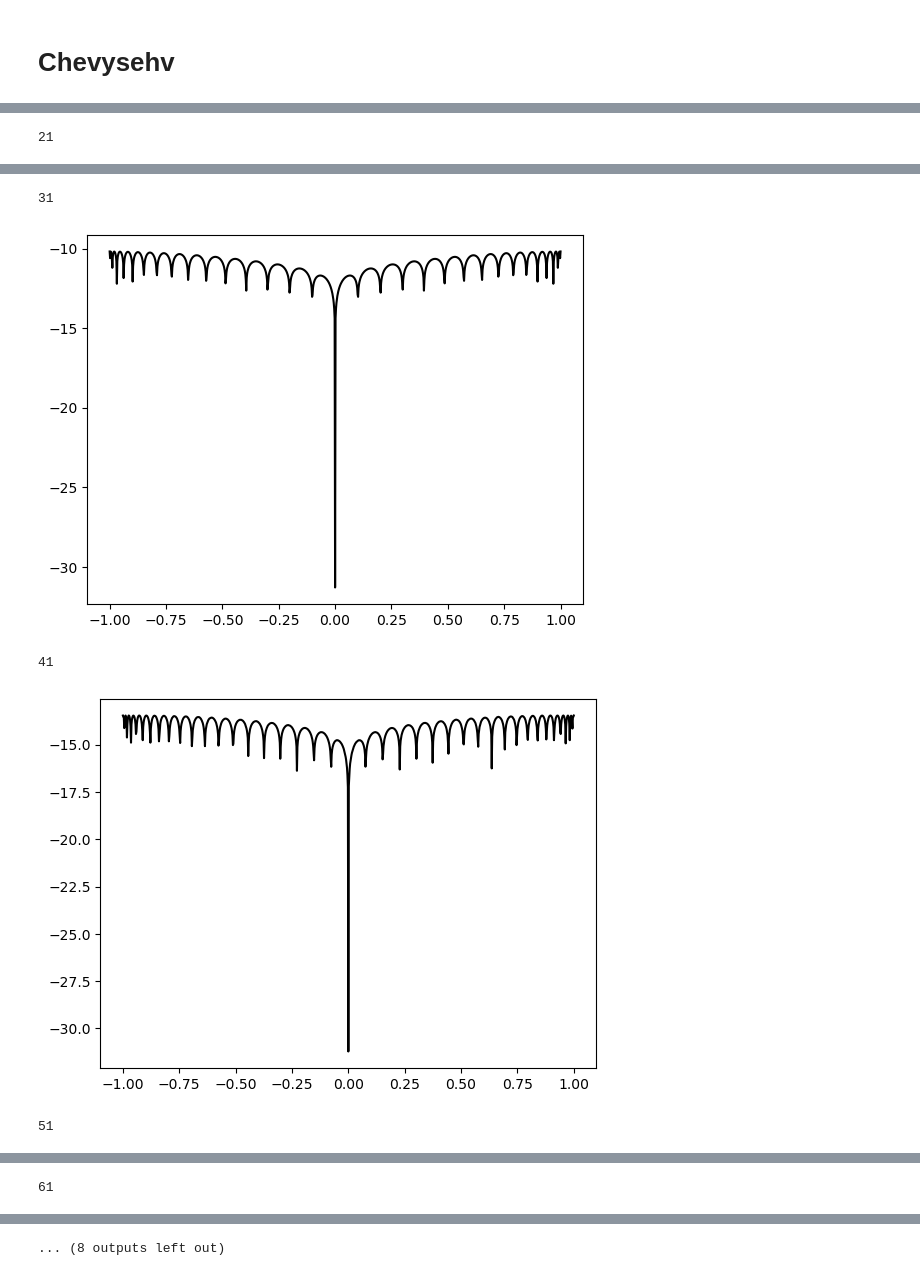
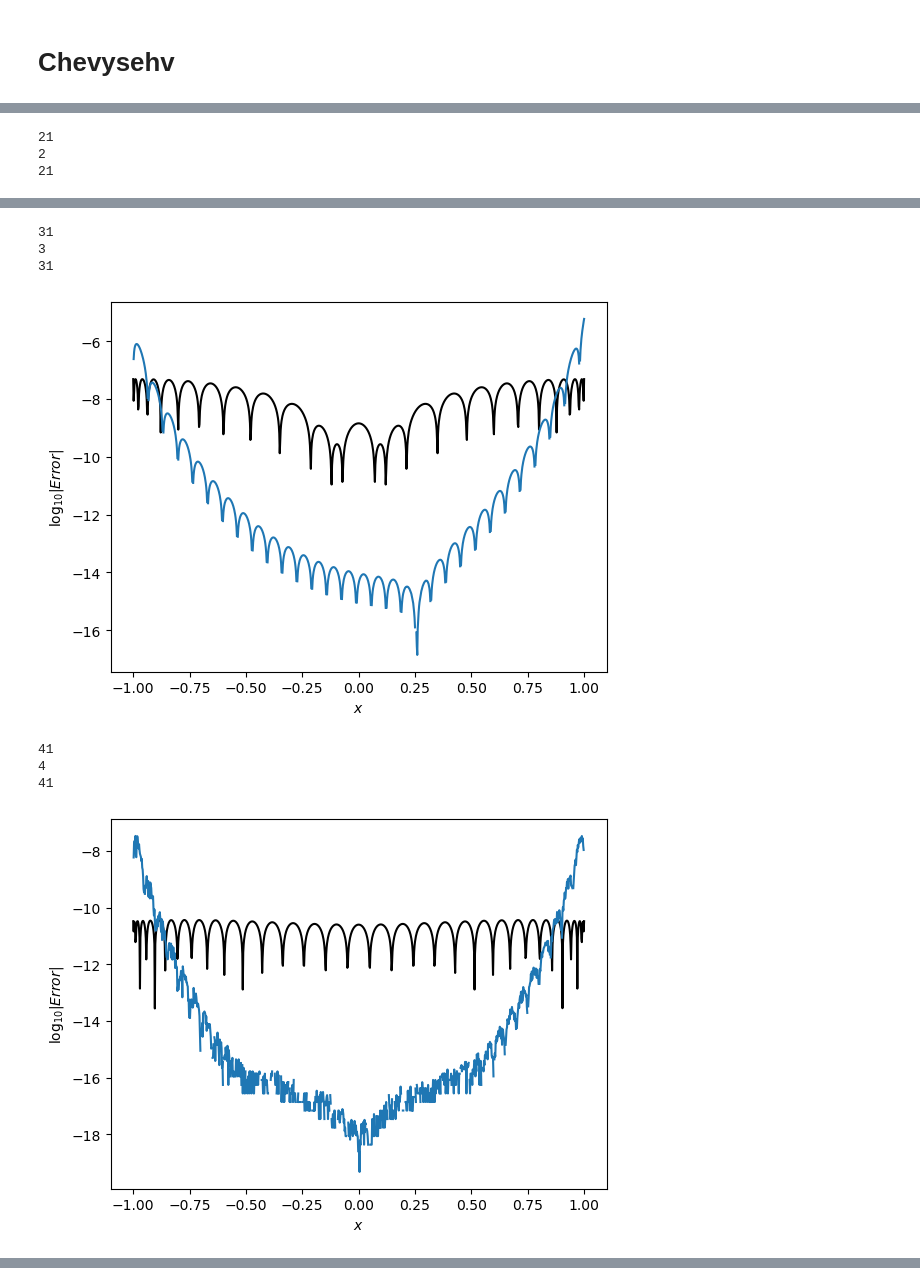
Before and after one commit to byeolla/science_dnn, a Jupyter notebook: 2019310729 Jaehoon Yoo MTH3033HW4.ipynb, the cells around one changed output, grey strips where cells are left out. Saved outputs shown, nothing was run; the diff lists cells and outputs as text; code cells hidden in the pictures.

Commit message:
color change

```diff
--- a/2019310729 Jaehoon Yoo MTH3033HW4.ipynb
+++ b/2019310729 Jaehoon Yoo MTH3033HW4.ipynb
@@ -69,8 +57,10 @@ for i in range(1, 6):
 # %%
-for i in range(0, 10):
-    xnodes = np.linspace(-1, 1, 49+i)
+for i in range(0, 15):
+    xnodes = np.linspace(-1, 1, 41+i)
     fnodes = f1(xnodes)
-    print(xnodes.size)
-    print(i)
-    interp_plotter(xnodes, fnodes, xquery, ftrue)
+
+    interp_plotter(xnodes, fnodes, xquery, ftrue, c=None)
+
+    plt.legend()
+    plt.show()
 # %% [output]
@@ -96,10 +82,2 @@ for i in range(0, 10):
 # %% [markdown]
 # Chevysehv
-# %%
-ncheb = 10
-xinterp = xquery
-xcheb = np.cos(np.pi*(2.*np.arange(ncheb+1)+1.)/(2.*ncheb+2.))
-fcheb = f1(xcheb)
-finterp = lagran_interp(xcheb, fcheb, xinterp)
-plt.plot(xinterp, np.ma.log10(np.abs(ftrue-finterp)), ls='-', color='k')
-plt.show()
@@ -108,8 +83,0 @@ plt.show()
-# %%
-ncheb = 20
-xinterp = xquery
-xcheb = np.cos(np.pi*(2.*np.arange(ncheb+1)+1.)/(2.*ncheb+2.))
-fcheb = f1(xcheb)
-finterp = lagran_interp(xcheb, fcheb, xinterp)
-plt.plot(xinterp, np.ma.log10(np.abs(ftrue-finterp)), ls='-', color='k')
-plt.show()
@@ -118,12 +84,20 @@ plt.show()
 # %%
-for i in range(10, 101, 10):
-    ncheb = i
+for i in range(1, 5):
+    xnodes = xquery[::int(100/i)]
+    fnodes = ftrue[::int(100/i)]
+    print(xnodes.size)
+    print(i)
+    plt.plot(xinterp, np.ma.log10(np.abs(ftrue-finterp)), ls='-', color='k')
+    ncheb = xnodes.size
     xinterp = xquery
-    xcheb = np.cos(np.pi*(2.*np.arange(ncheb+1)+1.)/(2.*ncheb+2.))
+    xcheb = np.cos(np.pi*(2.*np.arange(ncheb)+1.)/(2.*ncheb+2.))
     fcheb = f1(xcheb)
     finterp = lagran_interp(xcheb, fcheb, xinterp)
     print(xcheb.size)
-    plt.plot(xinterp, np.ma.log10(np.abs(ftrue-finterp)), ls='-', color='k')
+
+
+
+    interp_plotter(xnodes, fnodes, xquery, ftrue)
     plt.show()
 # %% [output]
 11
@@ -131 +107,3 @@ for i in range(10, 101, 10):
 21
+2
+21
@@ -133,5 +111,8 @@ for i in range(10, 101, 10):
 31
+3
+31
-[figure, old version]
+[figure, new version]
 41
+4
+41
-[figure, old version]
+[figure, new version]
-51
@@ -139 +118,0 @@ for i in range(10, 101, 10):
-61
@@ -141 +118,0 @@ for i in range(10, 101, 10):
-... (8 outputs left out)
```
Also changed, not shown: parts of 9 cells of this notebook.
